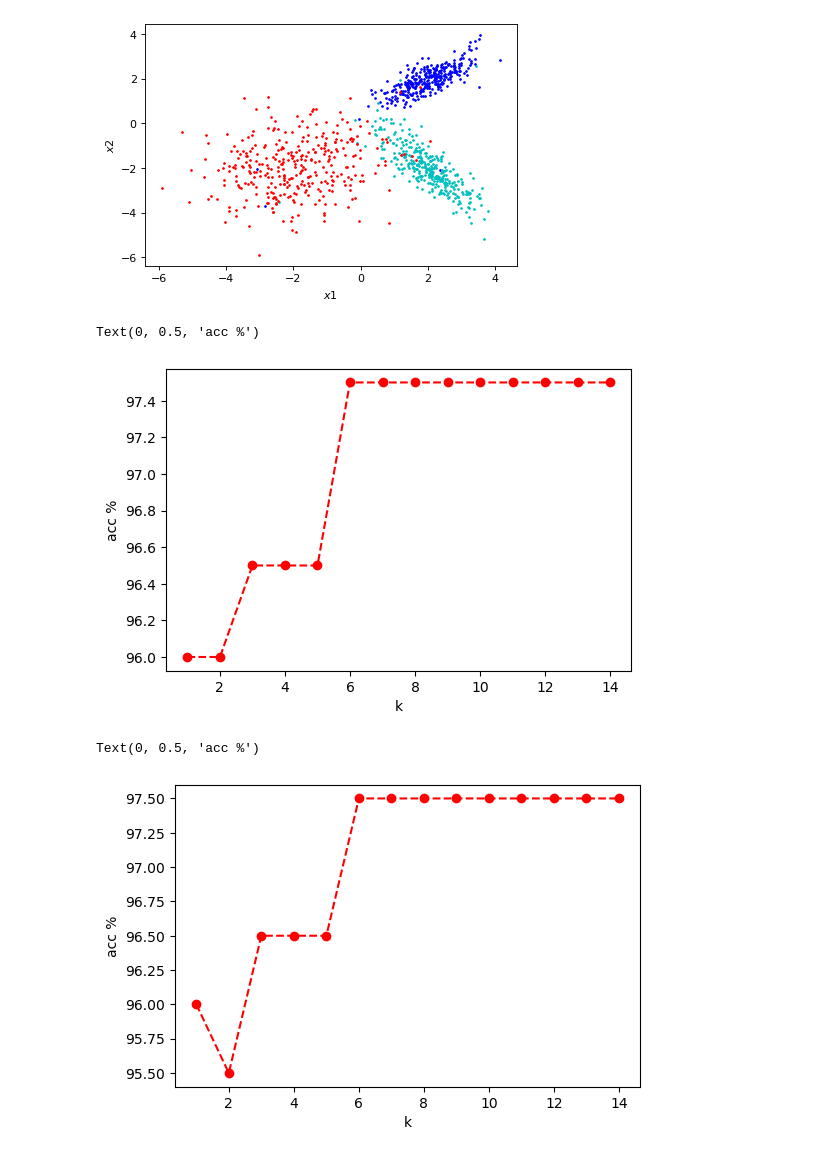
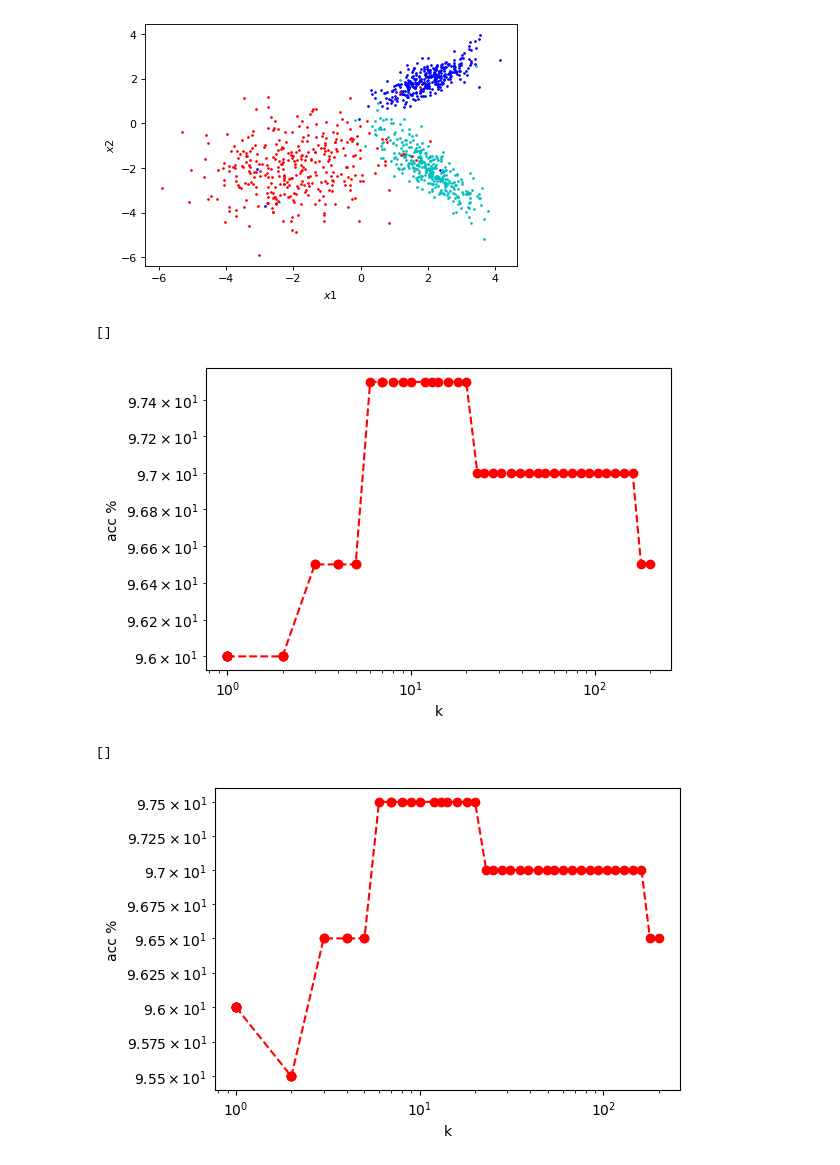
Before and after one commit to ZDKplayer/machine_learning, a Jupyter notebook: 统计学习方法/k近邻法.ipynb, the cells around one changed output. Saved outputs shown, nothing was run; the diff lists cells and outputs as text; code cells hidden in the pictures.

```diff
--- a/统计学习方法/k近邻法.ipynb
+++ b/统计学习方法/k近邻法.ipynb
@@ -30,33 +30,36 @@ y_test = y[800:]
 # %%
 #使用kd树构造k近邻分类器
 from sklearn.neighbors import DistanceMetric
 from sklearn.neighbors import KDTree
 from collections import Counter
 dist=DistanceMetric.get_metric('minkowski',p=2)#定义距离
 kdt = KDTree(x_train,metric=dist)#构造kd树
 ACC=[]
 K=[]
-for k in np.arange(1,15,1):
+for k in np.geomspace(1,200,50):
+    k=int(k)
     index=kdt.query(x_test,return_distance=False,k=k)#返回k个最近邻样本的索引
     y_predict=np.array([i.most_common(n=1)[0][0] for i \
                         in map(Counter,y_train[index])])#根据k个最近邻样本的多数类预测测试点的类别
     acc=100*(Counter(y_predict-y_test)[0])/len(y_predict)
     #print('acc:{}%'.format(acc)#打印预测准确度
     ACC.append(acc)
     K.append(k)
 plt.figure(dpi=100)
 plt.plot(K,ACC,'ro--')
 plt.xlabel('k')
 plt.ylabel('acc %')
+plt.loglog()
 # %% [output]
-Text(0, 0.5, 'acc %')
+[]
-[figure, old version]
+[figure, new version]
 # %%
 #使用sklearn直接写好的k近邻分类器
 from sklearn.neighbors import KNeighborsClassifier
 ACC=[]
 K=[]
-for k in np.arange(1,15,1):
+for k in np.geomspace(1,200,50):
+    k=int(k)
     knn=KNeighborsClassifier(n_neighbors=k,metric='minkowski',p=2,algorithm='kd_tree')#定义knn
     knn.fit(x_train,y_train)#使用训练数据划分特征空间
     y_predict=knn.predict(x_test)#预测
@@ -67,6 +70,7 @@ plt.figure(dpi=100)
 plt.plot(K,ACC,'ro--')
 plt.xlabel('k')
 plt.ylabel('acc %')
+plt.loglog()
 # %% [output]
-Text(0, 0.5, 'acc %')
+[]
-[figure, old version]
+[figure, new version]
```
